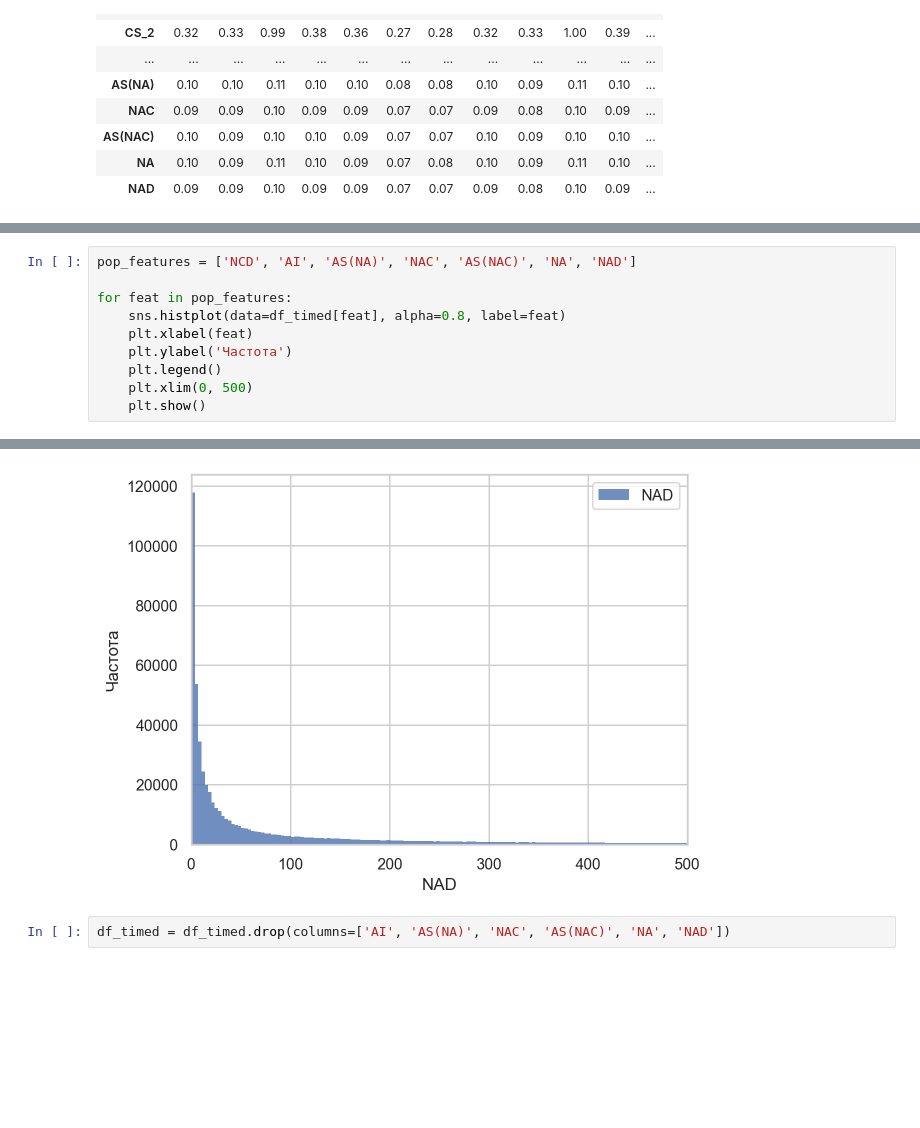
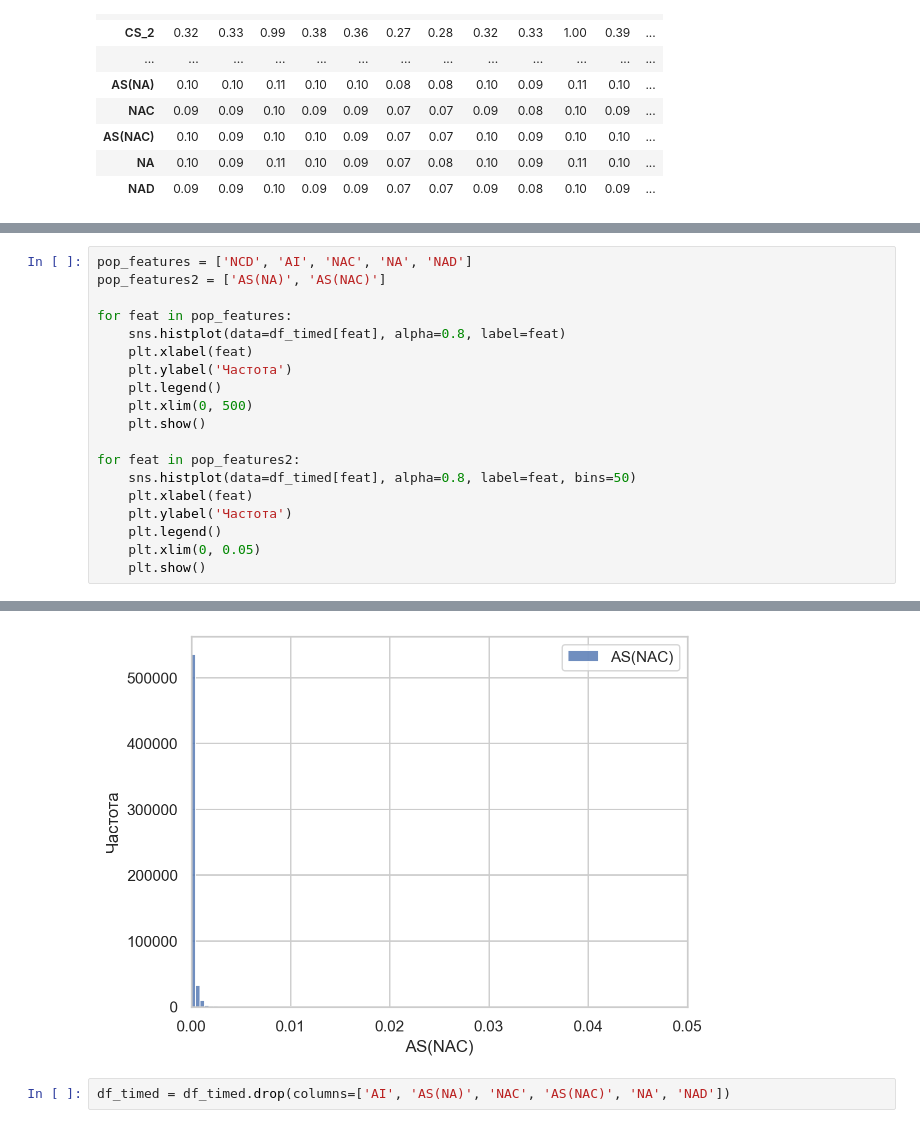
Before and after one commit to avo-milas/buzz_in_social_media, a Jupyter notebook: buzz_in_social_media.ipynb, the cells around one changed output, grey strips where cells are left out. Cells and saved outputs as stored; diff of their text form; blank space fills up the shorter version.

```diff
--- a/buzz_in_social_media.ipynb
+++ b/buzz_in_social_media.ipynb
@@ -154,6 +162,7 @@ corr_matrix.style.background_gradient(cmap='coolwarm').format(precision=2)
 После рассмотрения их распределения становится понятно, что как-либо усреднить их между собой не выйдет, поэтому оставим одну переменную, "передающую настроение" всей группы
 # %%
-pop_features = ['NCD', 'AI', 'AS(NA)', 'NAC', 'AS(NAC)', 'NA', 'NAD']
+pop_features = ['NCD', 'AI', 'NAC', 'NA', 'NAD']
+pop_features2 = ['AS(NA)', 'AS(NAC)']
 
 for feat in pop_features:
     sns.histplot(data=df_timed[feat], alpha=0.8, label=feat)
@@ -162,6 +171,14 @@ for feat in pop_features:
     plt.legend()
     plt.xlim(0, 500)
     plt.show()
+
+for feat in pop_features2:
+    sns.histplot(data=df_timed[feat], alpha=0.8, label=feat, bins=50)
+    plt.xlabel(feat)
+    plt.ylabel('Частота')
+    plt.legend()
+    plt.xlim(0, 0.05)
+    plt.show()
 # %% [output]
 [figure]
 [figure]
@@ -172,4 +189,4 @@ for feat in pop_features:
-[figure, old version]
+[figure, new version]
 # %%
 df_timed = df_timed.drop(columns=['AI', 'AS(NA)', 'NAC', 'AS(NAC)', 'NA', 'NAD'])
 # %% [markdown]
```
Also changed, not shown: parts of 55 cells of this notebook.
